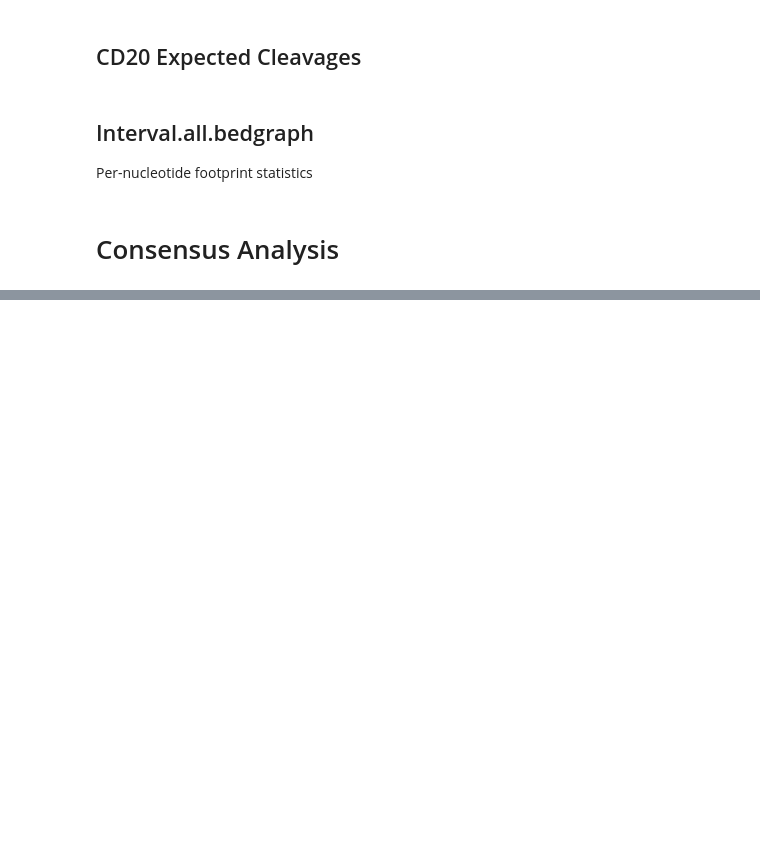
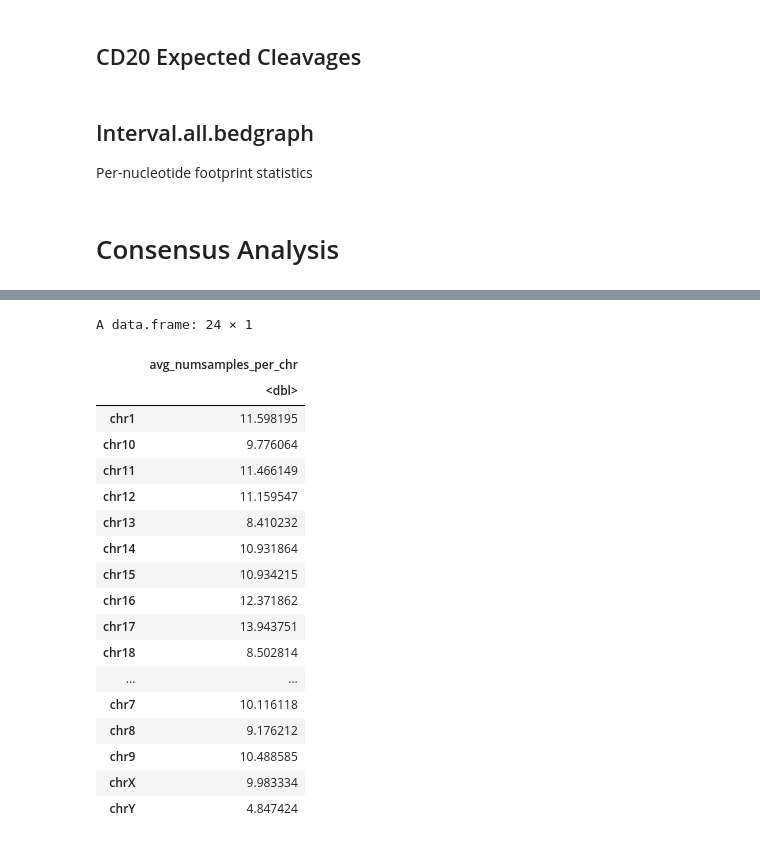
Before and after one commit to apblair/human-TF-footprinting, a Jupyter notebook: Notebooks/ConsensusTF-PermutationAnalysis.ipynb, the cells around one changed output, grey strips where cells are left out. Cells and saved outputs as stored; diff of their text form; code cells hidden in the pictures; blank space fills up the shorter version.

```diff
--- a/Notebooks/ConsensusTF-PermutationAnalysis.ipynb
+++ b/Notebooks/ConsensusTF-PermutationAnalysis.ipynb
@@ -108,0 +140,24 @@ write.table(map_bed_chr19, "/home/jupyter/human-TF-footprinting/Data/mappability
+# %%
+data.frame(avg_numsamples_per_chr)
+barplot(counts, main="Car Distribution",
+   xlab="Number of Gears")
+# %% [output]
+A data.frame: 24 × 1
+|  | avg_numsamples_per_chr |
+|  | <dbl> |
+| chr1 | 11.598195 |
+| chr10 | 9.776064 |
+| chr11 | 11.466149 |
+| chr12 | 11.159547 |
+| chr13 | 8.410232 |
+| chr14 | 10.931864 |
+| chr15 | 10.934215 |
+| chr16 | 12.371862 |
+| chr17 | 13.943751 |
+| chr18 | 8.502814 |
+| ... | ... |
+| chr7 | 10.116118 |
+| chr8 | 9.176212 |
+| chr9 | 10.488585 |
+| chrX | 9.983334 |
+| chrY | 4.847424 |
```
Also changed, not shown: parts of 12 cells of this notebook.
